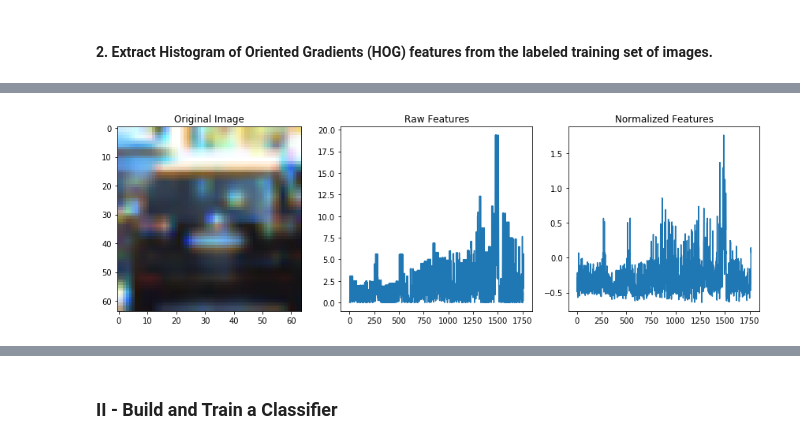
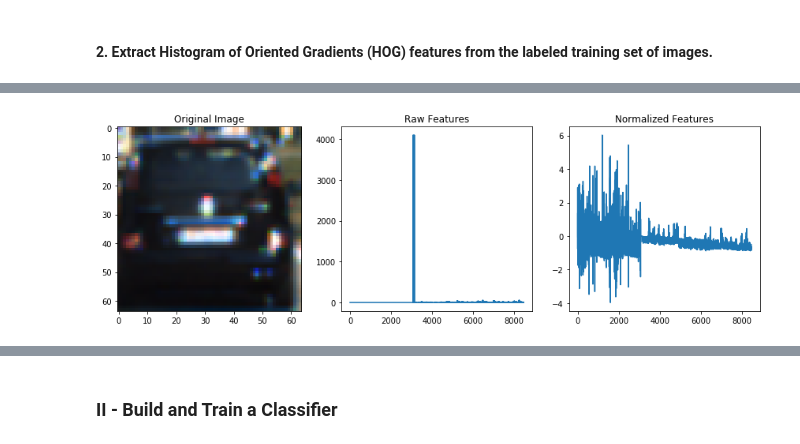
Before and after one commit to preeti-chauhan/SDCND-Project1-Vehicle-Detection-Tracking, a Jupyter notebook: P5.ipynb, the cells around one changed output, grey strips where cells are left out. Cells and saved outputs as stored; diff of their text form; code cells hidden in the pictures.

```diff
--- a/P5.ipynb
+++ b/P5.ipynb
@@ -270,43 +248,68 @@ def extract_features_hog(imgs, cspace='RGB', orient=9,
+# %%
+# Plot an example of raw and scaled features
+def plot_image(img1, d1, d2, t1, t2, t3):
+    fig = plt.figure(figsize=(12,4))
+    plt.subplot(131)
+    plt.imshow(mpimg.imread(img1))
+    plt.title(t1)
+    plt.subplot(132)
+    plt.plot(d1)
+    plt.title(t2)
+    plt.subplot(133)
+    plt.plot(d2)
+    plt.title(t3)
+    fig.tight_layout()
 # %%
-# Test-1 extract_features_hog()
+# Test extract_features()
+
+# Reduce the sample size because HOG features are slow to compute
+#sample_size = 100
+#cars = cars[0:sample_size]
+#notcars = notcars[0:sample_size]
 
 ### Tweak these parameters and see how the results change.
-colorspace = 'RGB' # Can be RGB, HSV, LUV, HLS, YUV, YCrCb
+colorspace = 'YCrCb' # Can be RGB, HSV, LUV, HLS, YUV, YCrCb
+spatial_size = (32, 32)
+hist_bins=32
+hist_range=(0, 256)
 orient = 9
 pix_per_cell = 8
 cell_per_block = 2
-hog_channel = 0 # Can be 0, 1, 2, or "ALL"
+hog_channel = 'ALL' # Can be 0, 1, 2, or "ALL"
 
 t=time.time()
-car_features = extract_features_hog(cars, cspace=colorspace, orient=orient,
-                        pix_per_cell=pix_per_cell, cell_per_block=cell_per_block,
-                        hog_channel=hog_channel)
-notcar_features = extract_features_hog(notcars, cspace=colorspace, orient=orient,
-                        pix_per_cell=pix_per_cell, cell_per_block=cell_per_block,
-                        hog_channel=hog_channel)
+
+car_features = extract_features(cars,
+                     cspace=colorspace,
+                     spatial_size=spatial_size,
+                     hist_bins=hist_bins,
+                     hist_range=hist_range,
+                     orient=orient,
+                     pix_per_cell=pix_per_cell,
+                     cell_per_block=cell_per_block,
+                     hog_channel=hog_channel)
+
+notcar_features = extract_features(notcars,
+                     cspace=colorspace,
+                     spatial_size=spatial_size,
+                     hist_bins=hist_bins,
+                     hist_range=hist_range,
+                     orient=orient,
+                     pix_per_cell=pix_per_cell,
+                     cell_per_block=cell_per_block,
+                     hog_channel=hog_channel)
+
 t2 = time.time()
 print(round(t2-t, 2), 'Seconds to extract HOG features...')
 
+
 if len(car_features) > 0:
-    # Create an array stack of feature vectors
-    X = np.vstack((car_features, notcar_features)).astype(np.float64)
-    # Fit a per-column scaler
-    X_scaler = StandardScaler().fit(X)
-    # Apply the scaler to X
-    scaled_X = X_scaler.transform(X)
+    X, scaled_X = normalize(car_features, notcar_features)
     car_ind = np.random.randint(0, len(cars))
     # Plot an example of raw and scaled features
-    fig = plt.figure(figsize=(12,4))
-    plt.subplot(131)
-    plt.imshow(mpimg.imread(cars[car_ind]))
-    plt.title('Original Image')
-    plt.subplot(132)
-    plt.plot(X[car_ind])
-    plt.title('Raw Features')
-    plt.subplot(133)
-    plt.plot(scaled_X[car_ind])
-    plt.title('Normalized Features')
-    fig.tight_layout()
+    plot_image(cars[car_ind], X[car_ind], scaled_X[car_ind],
+                'Original Image', 'Raw Features', 'Normalized Features')
+
 else:
     print('Your function only returns empty feature vectors...')
 # %% [output]
@@ -314 +317 @@ else:
-[figure, old version]
+[figure, new version]
```
Also changed, not shown: parts of 21 cells of this notebook.
